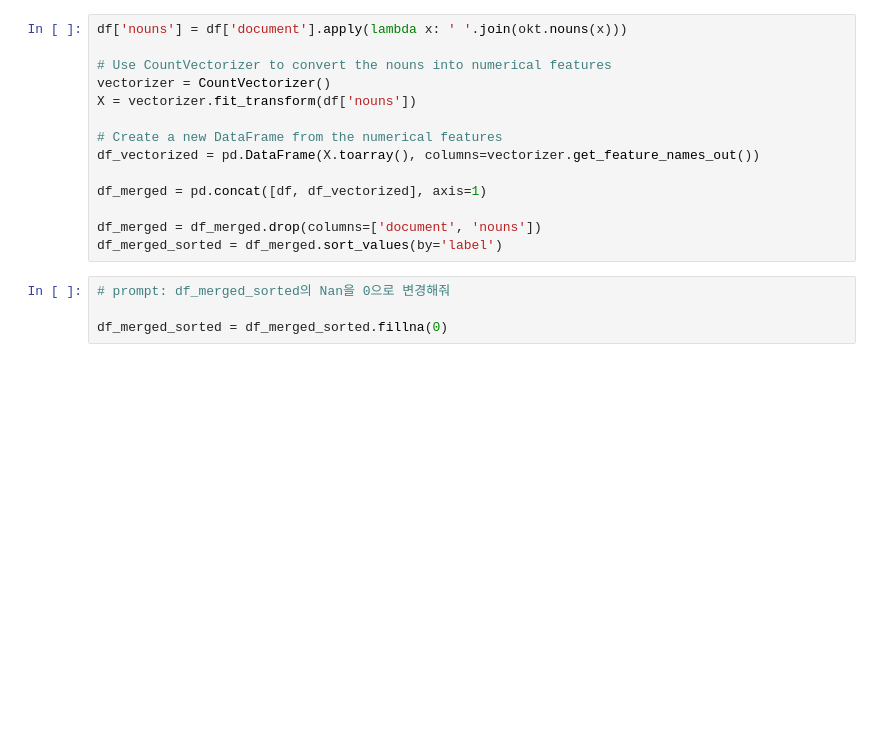
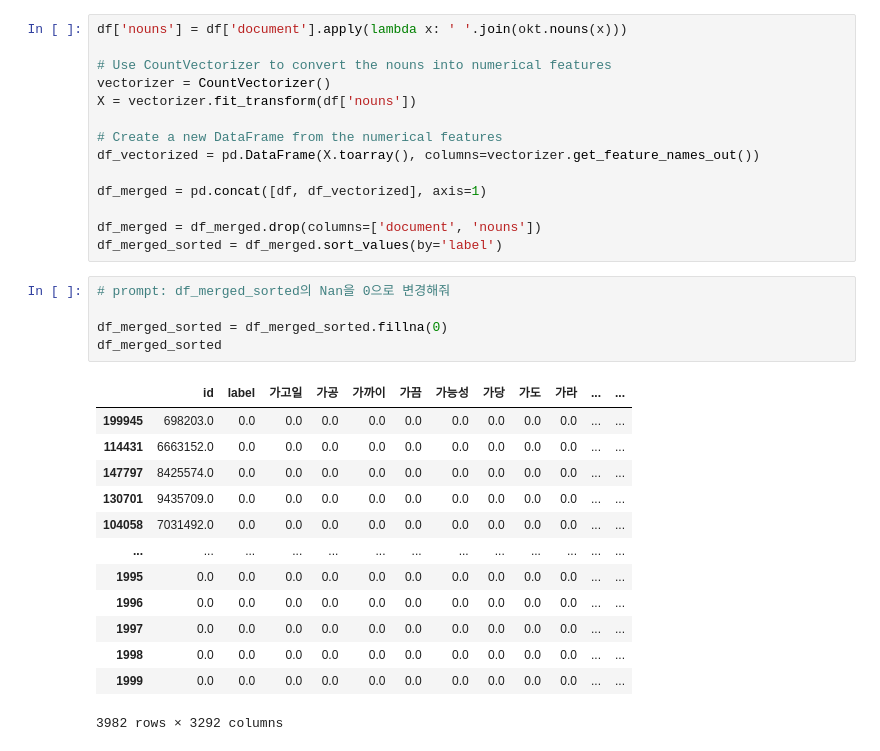
Before and after one commit to ancestor9/2025_Spring_Data-Management, a Jupyter notebook: week_05/KoNLPy.ipynb, the cells around one changed output. Saved outputs shown, nothing was run; the diff lists cells and outputs as text; blank space fills up the shorter version.

```diff
--- a/week_05/KoNLPy.ipynb
+++ b/week_05/KoNLPy.ipynb
@@ -328,7 +328,22 @@ df_merged_sorted = df_merged.sort_values(by='label')
 # %%
 # prompt: df_merged_sorted의 Nan을 0으로 변경해줘
 
 df_merged_sorted = df_merged_sorted.fillna(0)
+df_merged_sorted
+# %% [output]
+|  | id | label | 가고일 | 가공 | 가까이 | 가끔 | 가능성 | 가당 | 가도 | 가라 | ... | ... |
+| 199945 | 698203.0 | 0.0 | 0.0 | 0.0 | 0.0 | 0.0 | 0.0 | 0.0 | 0.0 | 0.0 | ... | ... |
+| 114431 | 6663152.0 | 0.0 | 0.0 | 0.0 | 0.0 | 0.0 | 0.0 | 0.0 | 0.0 | 0.0 | ... | ... |
+| 147797 | 8425574.0 | 0.0 | 0.0 | 0.0 | 0.0 | 0.0 | 0.0 | 0.0 | 0.0 | 0.0 | ... | ... |
+| 130701 | 9435709.0 | 0.0 | 0.0 | 0.0 | 0.0 | 0.0 | 0.0 | 0.0 | 0.0 | 0.0 | ... | ... |
+| 104058 | 7031492.0 | 0.0 | 0.0 | 0.0 | 0.0 | 0.0 | 0.0 | 0.0 | 0.0 | 0.0 | ... | ... |
+| ... | ... | ... | ... | ... | ... | ... | ... | ... | ... | ... | ... | ... |
+| 1995 | 0.0 | 0.0 | 0.0 | 0.0 | 0.0 | 0.0 | 0.0 | 0.0 | 0.0 | 0.0 | ... | ... |
+| 1996 | 0.0 | 0.0 | 0.0 | 0.0 | 0.0 | 0.0 | 0.0 | 0.0 | 0.0 | 0.0 | ... | ... |
+| 1997 | 0.0 | 0.0 | 0.0 | 0.0 | 0.0 | 0.0 | 0.0 | 0.0 | 0.0 | 0.0 | ... | ... |
+| 1998 | 0.0 | 0.0 | 0.0 | 0.0 | 0.0 | 0.0 | 0.0 | 0.0 | 0.0 | 0.0 | ... | ... |
+| 1999 | 0.0 | 0.0 | 0.0 | 0.0 | 0.0 | 0.0 | 0.0 | 0.0 | 0.0 | 0.0 | ... | ... |
+3982 rows × 3292 columns
 # %%
 pca = PCA(n_components=2)
 df_pca = pca.fit_transform(df_merged_sorted.drop(columns=['label']))
```
Also changed, not shown: parts of 3 cells of this notebook.
